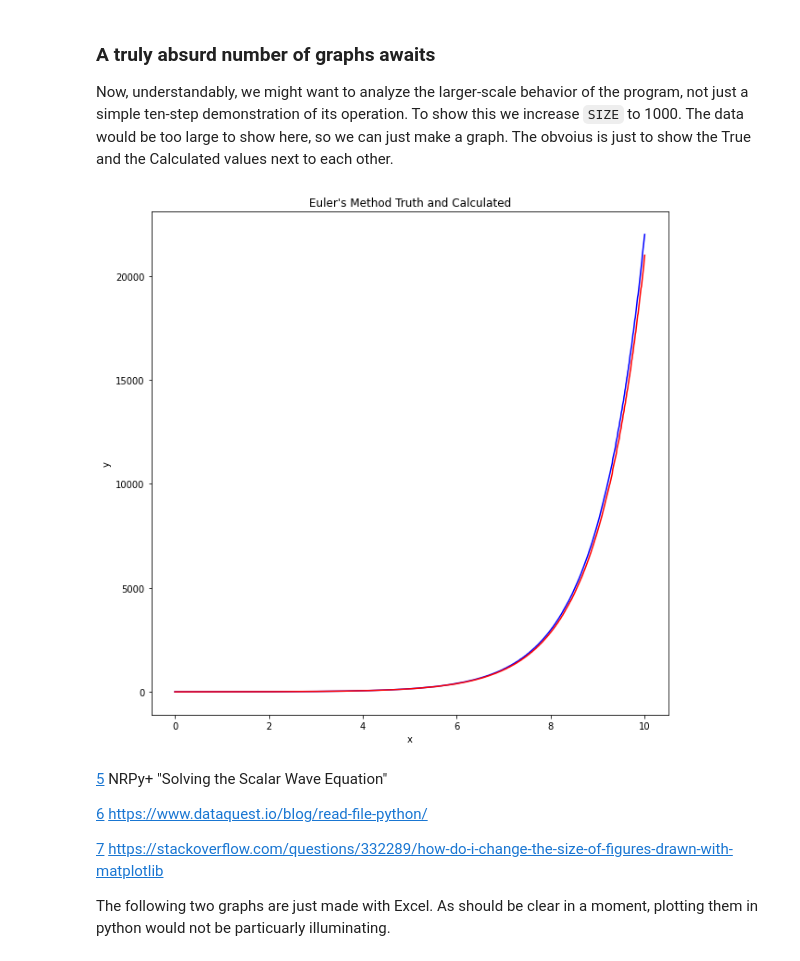
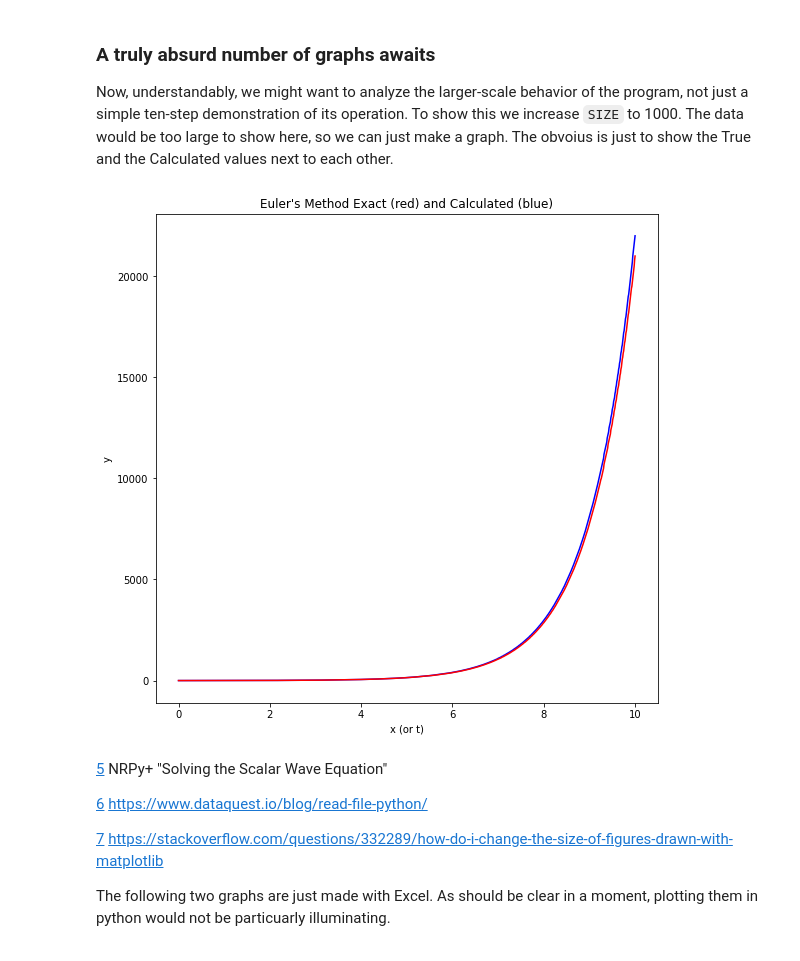
Before and after one commit to GMBlackjack/Quicksave, a Jupyter notebook: JUPYTER FILEZ/Misc/ODESolver.ipynb, the cells around one changed output. Cells and saved outputs as stored; diff of their text form; code cells hidden in the pictures.

```diff
--- a/JUPYTER FILEZ/Misc/ODESolver.ipynb
+++ b/JUPYTER FILEZ/Misc/ODESolver.ipynb
@@ -541,33 +543,33 @@ Now, understandably, we might want to analyze the larger-scale behavior of the p
 # %%
 #plotting code adapated from NRPy "Solving the Scalar Wave Equation"
 import matplotlib.pyplot as plt
 
 positionList = []
 truthList = []
 calculatedList = []
 i = 0
 
 # csv file interface from https://www.dataquest.io/blog/read-file-python/
 import csv
 with open('ODESolverData1.csv') as f: # this file was added manually to the folder, it was created from an Excel document.
     reader = csv.reader(f, delimiter=',')
     for row in reader:
         positionList.append(float(row[1]))
         truthList.append(float(row[3]))
         calculatedList.append(float(row[5]))
 
 fig, ax = plt.subplots()
-ax.set_xlabel('x')
+ax.set_xlabel('x (or t)')
 ax.set_ylabel('y')
-ax.set_title('Euler\'s Method Truth and Calculated')
+ax.set_title('Euler\'s Method Exact (red) and Calculated (blue)')
 ax.plot(positionList, truthList, color='b')
 ax.plot(positionList, calculatedList, color='r')
 # https://stackoverflow.com/questions/332289/how-do-i-change-the-size-of-figures-drawn-with-matplotlib
 # setting size was annoying.
-fig.set_size_inches(10,10)
+fig.set_size_inches(9,9)
 fig.title = 'Title'
 # %% [output]
-[figure, old version]
+[figure, new version]
 # %% [markdown]
 [5](#5) NRPy+ "Solving the Scalar Wave Equation"
 
```
Also changed, not shown: parts of 10 cells of this notebook, 4 other files.
